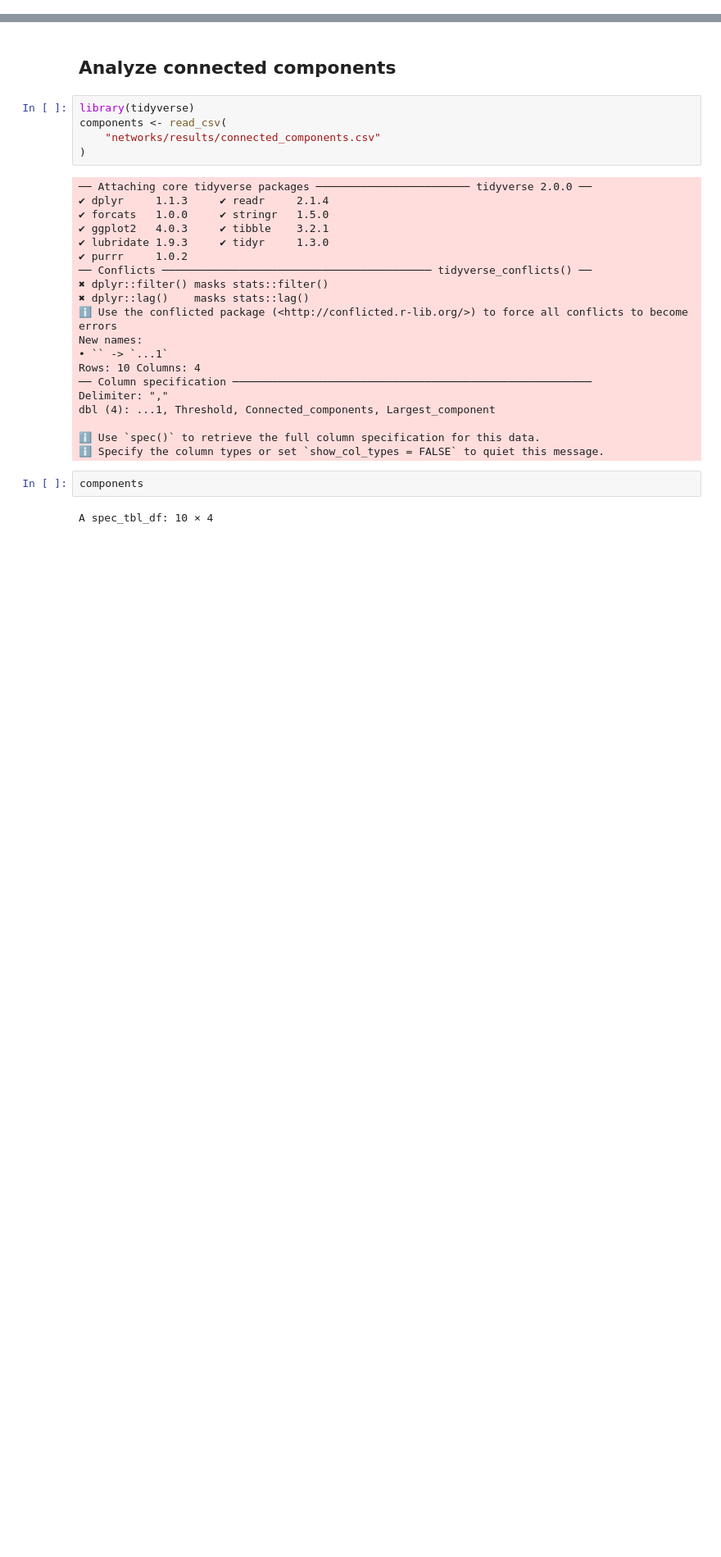
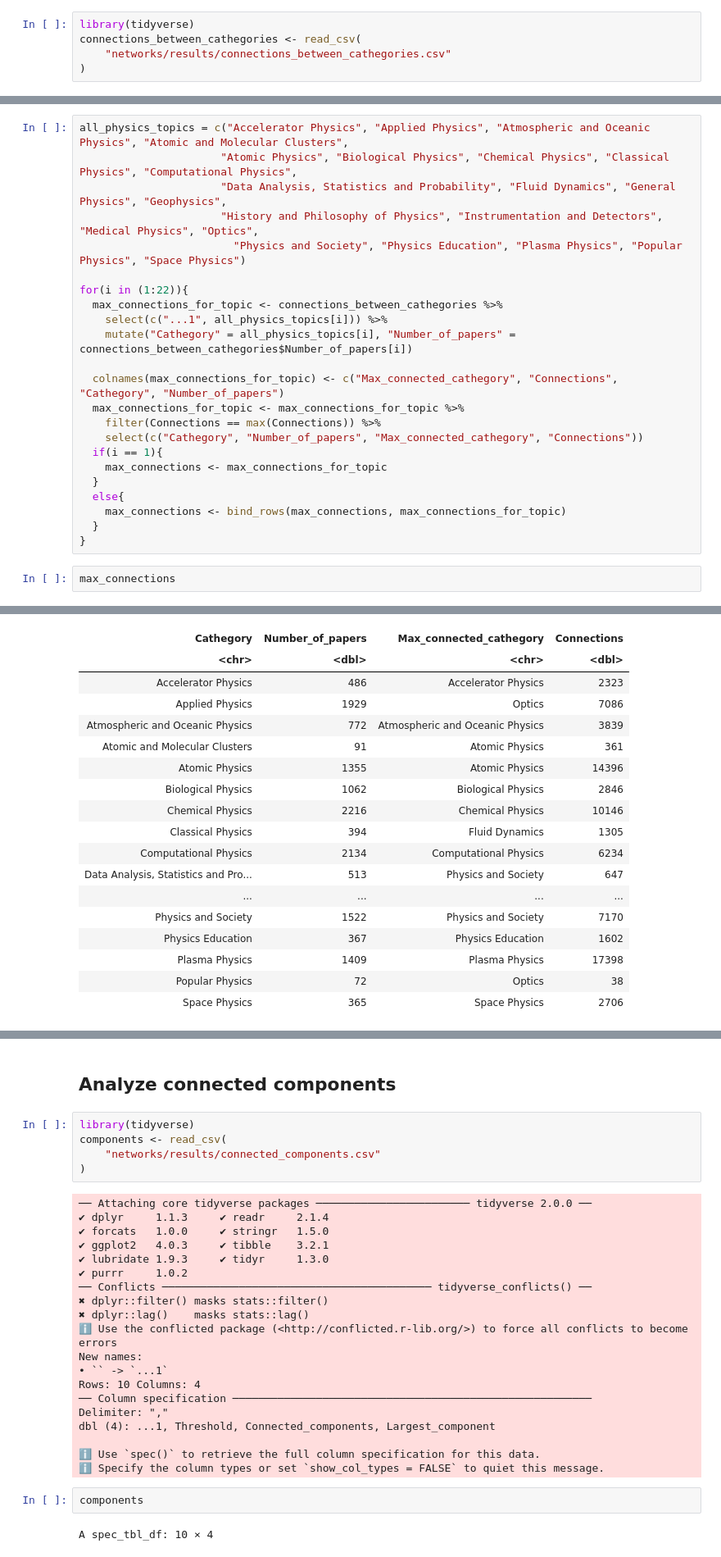
Before and after one commit to riccardo03-maker/Abstract_network, a Jupyter notebook: plots.ipynb, the cells around one changed output, grey strips where cells are left out. Shown at 82% size. Saved outputs shown, nothing was run; the diff lists cells and outputs as text; blank space fills up the shorter version.

Commit message:
Created matrix of connections between cathegories

```diff
--- a/plots.ipynb
+++ b/plots.ipynb
@@ -0,0 +3,5 @@
+# %%
+library(tidyverse)
+connections_between_cathegories <- read_csv(
+    "networks/results/connections_between_cathegories.csv"
+)
@@ -0,0 +19,26 @@
+# %%
+all_physics_topics = c("Accelerator Physics", "Applied Physics", "Atmospheric and Oceanic Physics", "Atomic and Molecular Clusters",
+                      "Atomic Physics", "Biological Physics", "Chemical Physics", "Classical Physics", "Computational Physics",
+                      "Data Analysis, Statistics and Probability", "Fluid Dynamics", "General Physics", "Geophysics",
+                      "History and Philosophy of Physics", "Instrumentation and Detectors", "Medical Physics", "Optics",
+                        "Physics and Society", "Physics Education", "Plasma Physics", "Popular Physics", "Space Physics")
+
+for(i in (1:22)){
+  max_connections_for_topic <- connections_between_cathegories %>%
+    select(c("...1", all_physics_topics[i])) %>%
+    mutate("Cathegory" = all_physics_topics[i], "Number_of_papers" = connections_between_cathegories$Number_of_papers[i])
+
+  colnames(max_connections_for_topic) <- c("Max_connected_cathegory", "Connections", "Cathegory", "Number_of_papers")
+  max_connections_for_topic <- max_connections_for_topic %>%
+    filter(Connections == max(Connections)) %>%
+    select(c("Cathegory", "Number_of_papers", "Max_connected_cathegory", "Connections"))
+  if(i == 1){
+    max_connections <- max_connections_for_topic
+  }
+  else{
+    max_connections <- bind_rows(max_connections, max_connections_for_topic)
+  }
+}
+# %%
+max_connections
+# %% [output]
@@ -0,0 +46,18 @@
+| Cathegory | Number_of_papers | Max_connected_cathegory | Connections |
+| <chr> | <dbl> | <chr> | <dbl> |
+| Accelerator Physics | 486 | Accelerator Physics | 2323 |
+| Applied Physics | 1929 | Optics | 7086 |
+| Atmospheric and Oceanic Physics | 772 | Atmospheric and Oceanic Physics | 3839 |
+| Atomic and Molecular Clusters | 91 | Atomic Physics | 361 |
+| Atomic Physics | 1355 | Atomic Physics | 14396 |
+| Biological Physics | 1062 | Biological Physics | 2846 |
+| Chemical Physics | 2216 | Chemical Physics | 10146 |
+| Classical Physics | 394 | Fluid Dynamics | 1305 |
+| Computational Physics | 2134 | Computational Physics | 6234 |
+| Data Analysis, Statistics and Pro... | 513 | Physics and Society | 647 |
+| ... | ... | ... | ... |
+| Physics and Society | 1522 | Physics and Society | 7170 |
+| Physics Education | 367 | Physics Education | 1602 |
+| Plasma Physics | 1409 | Plasma Physics | 17398 |
+| Popular Physics | 72 | Optics | 38 |
+| Space Physics | 365 | Space Physics | 2706 |
```
Also changed, not shown: parts of 4 cells of this notebook, 3 other files.
